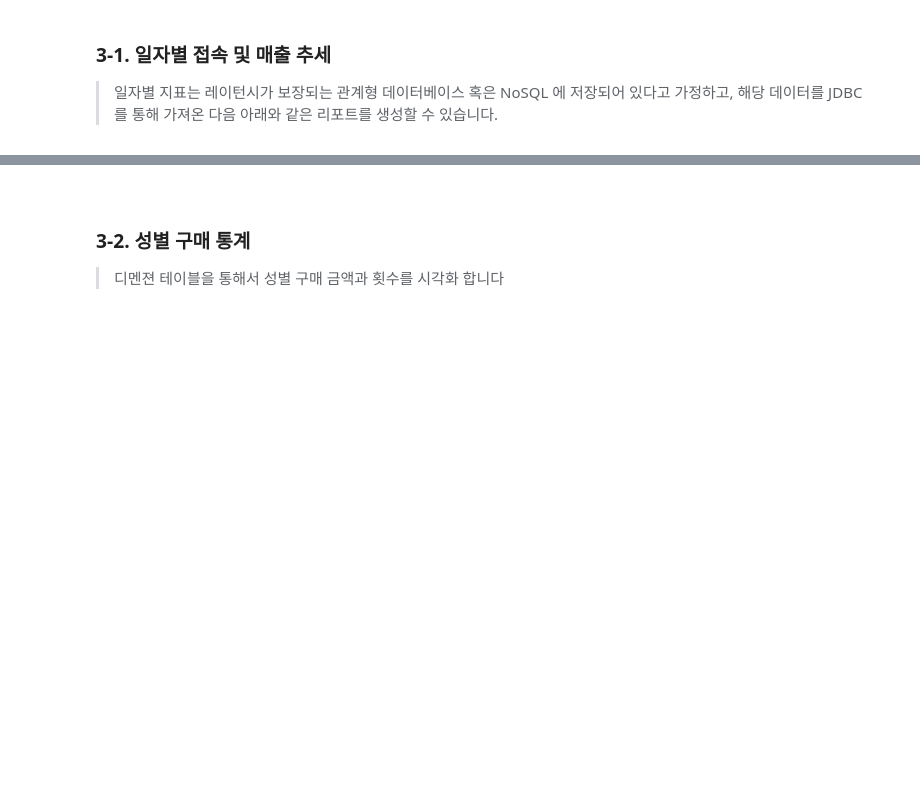
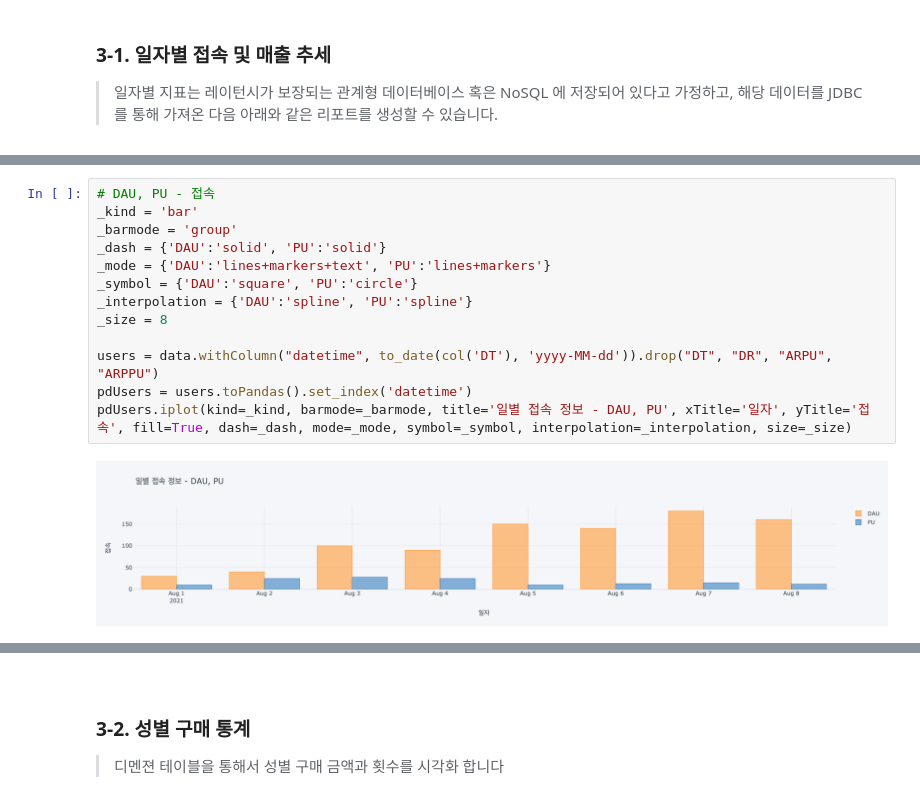
Before and after one commit to psyoblade/data-engineer-intermediate-training, a Jupyter notebook: day9/notebooks/data-engineer-lgde-plot.ipynb, the cells around one changed output, grey strips where cells are left out. Drawn from its saved outputs; the diff is of its cells as text; blank space fills up the shorter version.

```diff
--- a/day9/notebooks/data-engineer-lgde-plot.ipynb
+++ b/day9/notebooks/data-engineer-lgde-plot.ipynb
@@ -71,0 +72,15 @@ pdPurchase.iplot(kind='line')
+# %%
+# DAU, PU - 접속
+_kind = 'bar'
+_barmode = 'group'
+_dash = {'DAU':'solid', 'PU':'solid'}
+_mode = {'DAU':'lines+markers+text', 'PU':'lines+markers'}
+_symbol = {'DAU':'square', 'PU':'circle'}
+_interpolation = {'DAU':'spline', 'PU':'spline'}
+_size = 8
+
+users = data.withColumn("datetime", to_date(col('DT'), 'yyyy-MM-dd')).drop("DT", "DR", "ARPU", "ARPPU")
+pdUsers = users.toPandas().set_index('datetime')
+pdUsers.iplot(kind=_kind, barmode=_barmode, title='일별 접속 정보 - DAU, PU', xTitle='일자', yTitle='접속', fill=True, dash=_dash, mode=_mode, symbol=_symbol, interpolation=_interpolation, size=_size)
+# %% [output]
+[figure, added]
```
Also changed, not shown: parts of 16 cells of this notebook.
